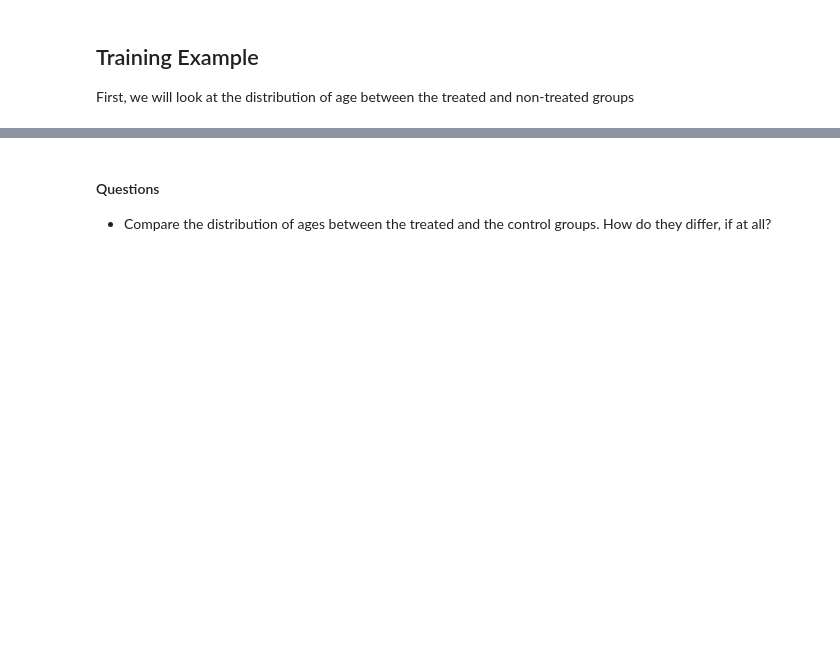
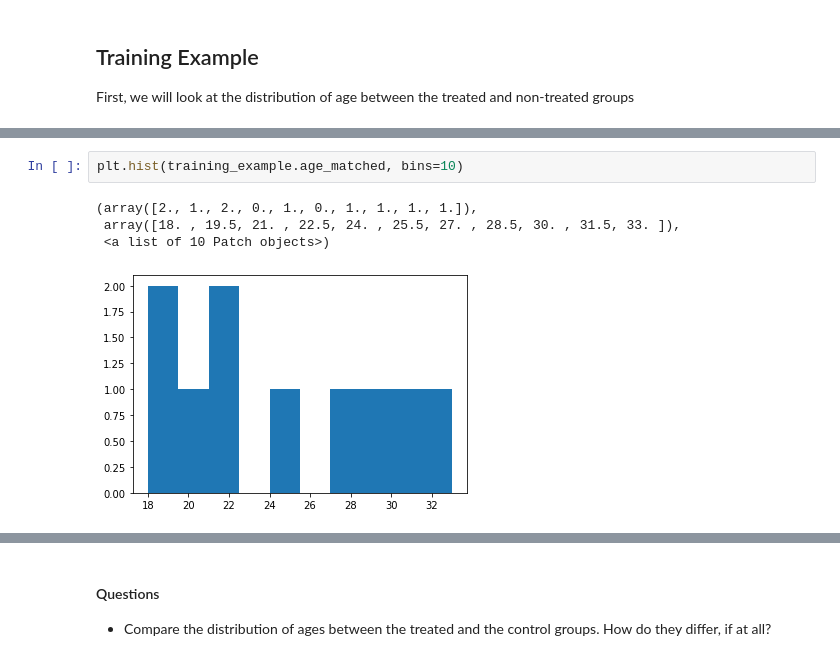
Before and after one commit to causalinfpython/mixtape, a Jupyter notebook: Matching_and_Subclassification.ipynb, the cells around one changed output, grey strips where cells are left out. Cells and saved outputs as stored; diff of their text form; blank space fills up the shorter version.

```diff
--- a/Matching_and_Subclassification.ipynb
+++ b/Matching_and_Subclassification.ipynb
@@ -72,0 +123,7 @@ plt.hist(training_example.age_control, bins=10)
+# %%
+plt.hist(training_example.age_matched, bins=10)
+# %% [output]
+(array([2., 1., 2., 0., 1., 0., 1., 1., 1., 1.]),
+ array([18. , 19.5, 21. , 22.5, 24. , 25.5, 27. , 28.5, 30. , 31.5, 33. ]),
+ <a list of 10 Patch objects>)
+[figure, added]
```
Also changed, not shown: parts of 62 cells of this notebook.
